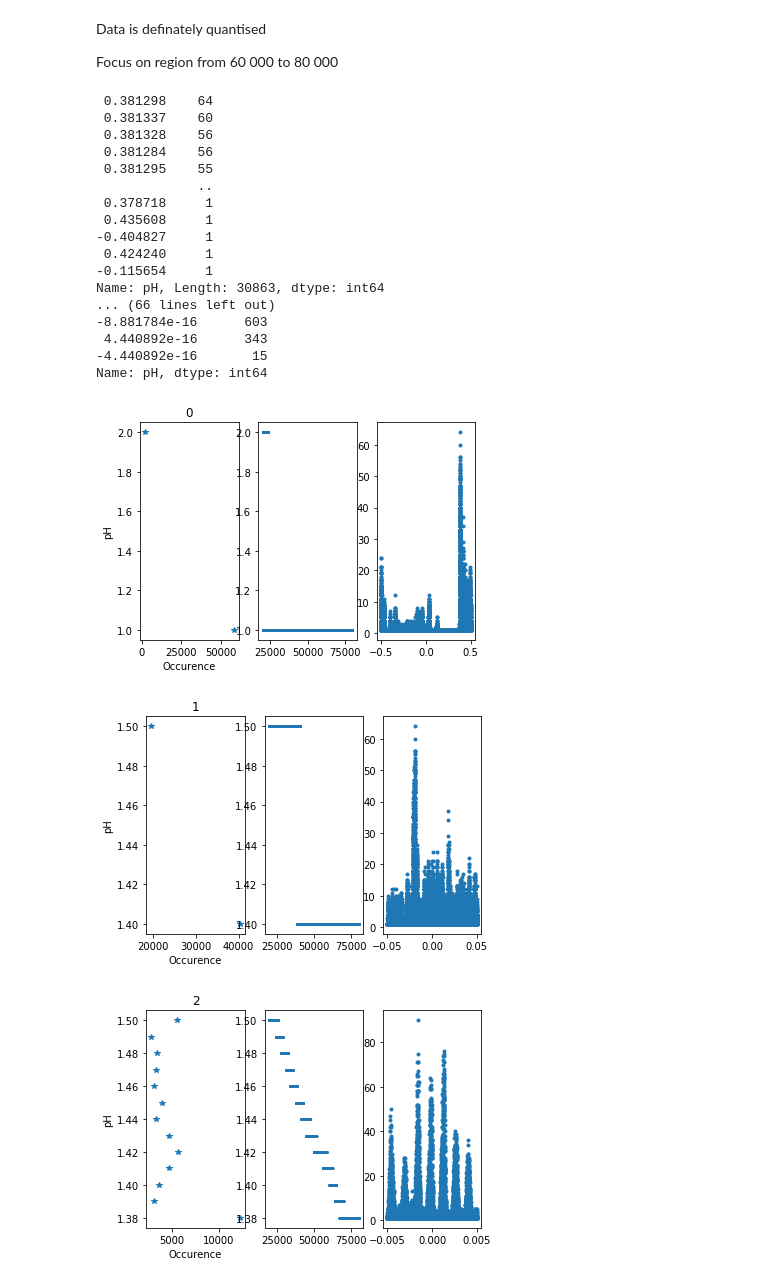
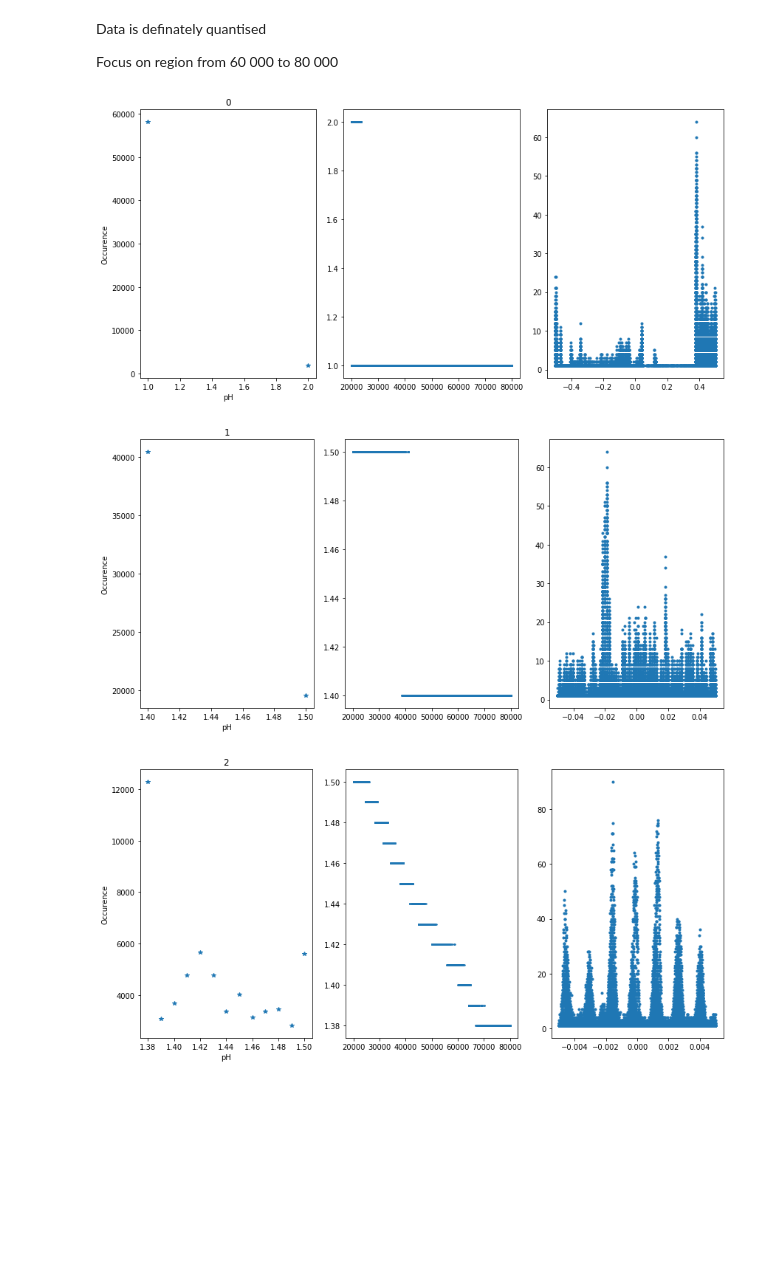
Before and after one commit to JarrydWebber/Jarryd-CSC, a Jupyter notebook: Quantisation Identification.ipynb, the cells around one changed output. Saved outputs shown, nothing was run; the diff lists cells and outputs as text; code cells hidden in the pictures; blank space fills up the shorter version.

```diff
--- a/Quantisation Identification.ipynb
+++ b/Quantisation Identification.ipynb
@@ -60,54 +60,39 @@ Focus on region from 60 000 to 80 000
 # %%
 frequency_count_list = []
 noise_count_list = []
 
 
 
 
 for decimals in range(7):
     frequency_count = external_steps['pH'][span_lower:span_upper].round(decimals).value_counts()
     frequency_count_list.append([frequency_count])
 
 #     print(decimals,'\n', (frequency_count), '\n')
 
     noise = external_steps['pH'] - external_steps['pH'].round(decimals)
     noise_count = noise.value_counts()
-    print (noise_count)
     noise_count_list.append([noise_count])
 
+#     print (noise_count)
 
-    figure = plt.figure()
+    figure = plt.figure(figsize = (12,6))
 
     plt.subplot(131)
     plt.title(decimals)
-    plt.xlabel("Occurence")
-    plt.ylabel("pH")
-    plt.plot(frequency_count.values, frequency_count.index, '*')
+    plt.ylabel("Occurence")
+    plt.xlabel("pH")
+    plt.plot(frequency_count.index, frequency_count.values, '*')
 
     plt.subplot(132)
     plt.plot(external_steps['pH'][span_lower:span_upper].round(decimals), '.', markersize=3)
 
 
     plt.subplot(133)
     plt.plot(noise_count.index, noise_count.values, '.')
+
+    plt.tight_layout()
 # %% [output]
- 0.381298    64
- 0.381337    60
- 0.381328    56
- 0.381284    56
- 0.381295    55
-             ..
- 0.378718     1
- 0.435608     1
--0.404827     1
- 0.424240     1
--0.115654     1
-Name: pH, Length: 30863, dtype: int64
-... (66 lines left out)
--8.881784e-16      603
- 4.440892e-16      343
--4.440892e-16       15
-Name: pH, dtype: int64
-[figure, old version]
+[figure, new version]
-[figure, old version]
+[figure, new version]
-[figure, old version]
+[figure, new version]
```
Also changed, not shown: parts of 3 cells of this notebook.
